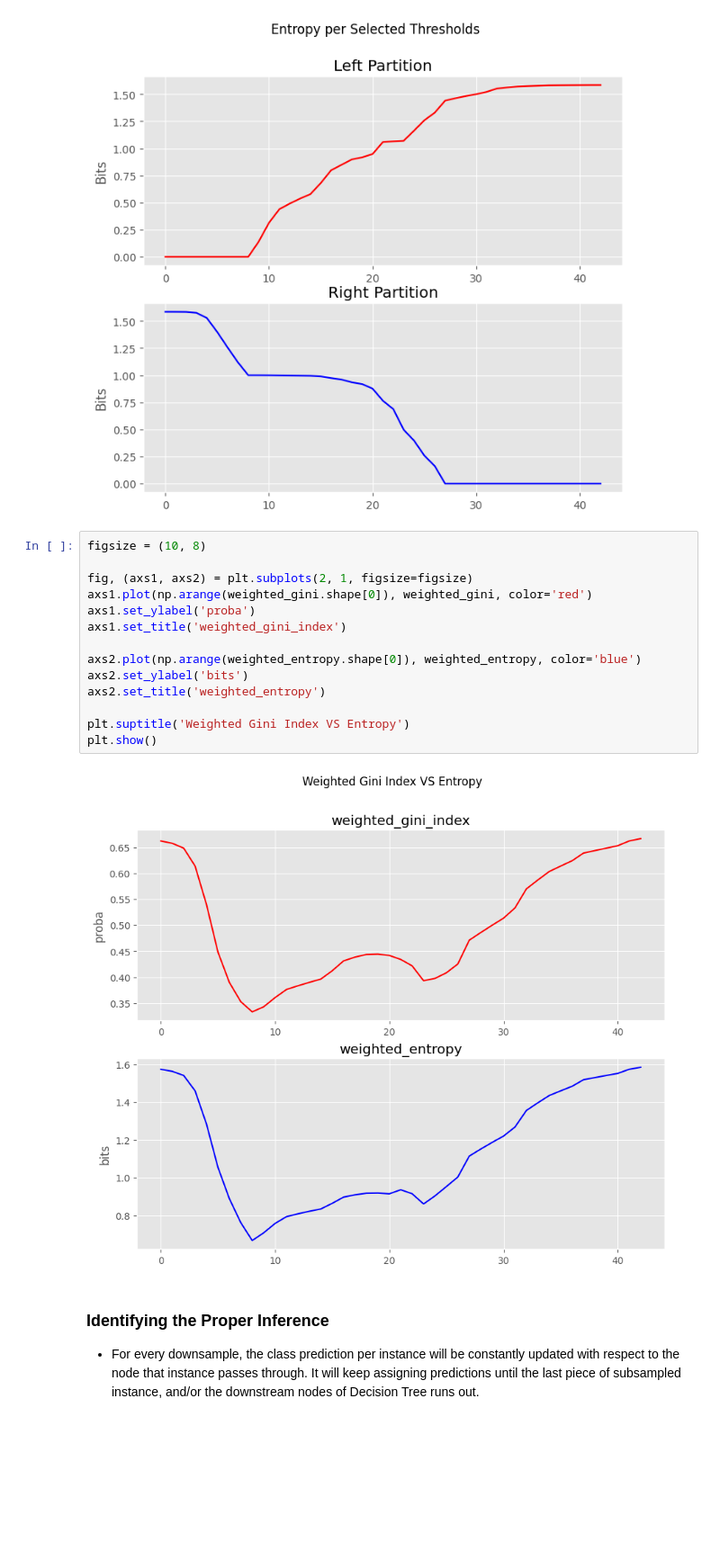
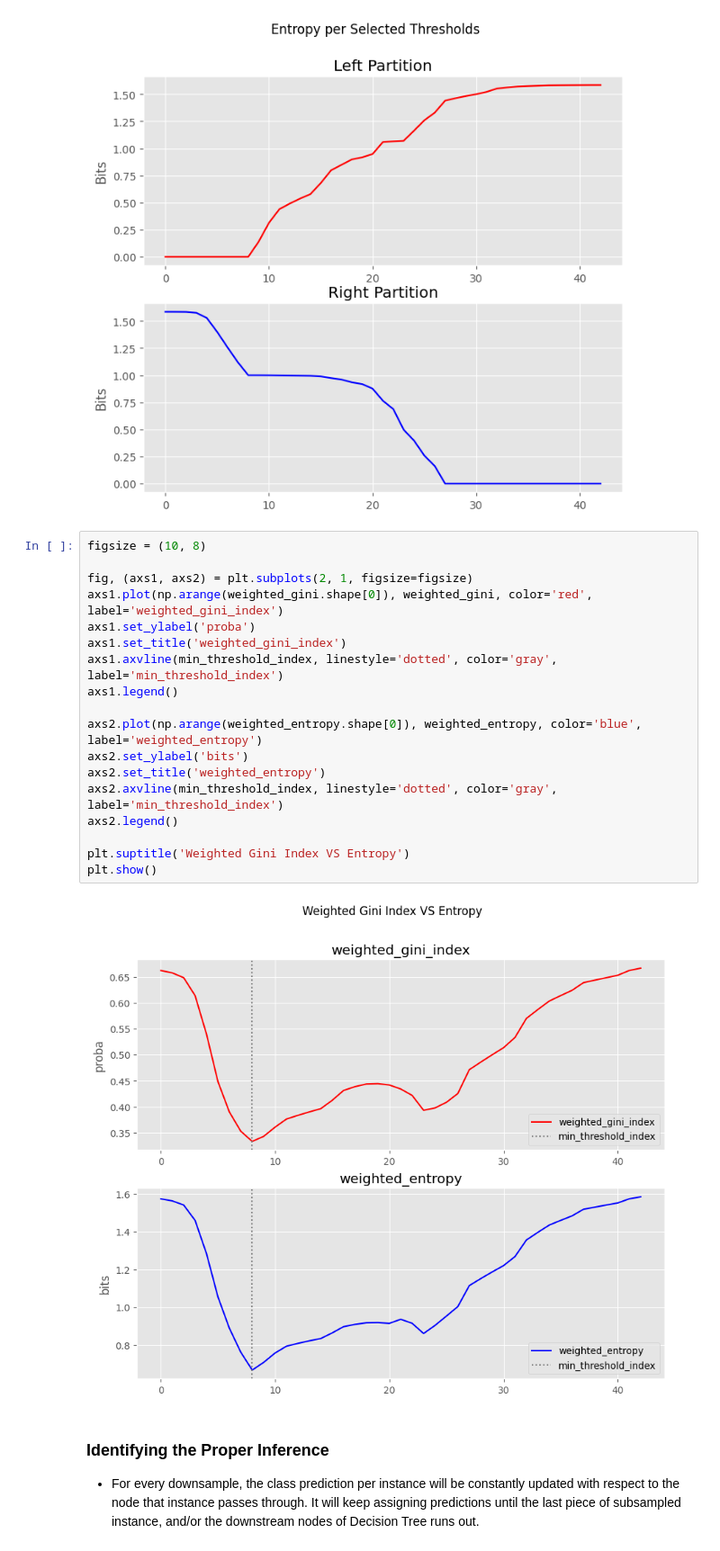
Before and after one commit to jumzzz/prob-ml, a Jupyter notebook: ch18/decision_trees/exploration/07-gini-entropy-functions.ipynb, the cells around one changed output. Shown at 90% size. Drawn from its saved outputs; the diff is of its cells as text; blank space fills up the shorter version.

```diff
--- a/ch18/decision_trees/exploration/07-gini-entropy-functions.ipynb
+++ b/ch18/decision_trees/exploration/07-gini-entropy-functions.ipynb
@@ -225,19 +225,23 @@ plt.show()
 # %%
 figsize = (10, 8)
 
 fig, (axs1, axs2) = plt.subplots(2, 1, figsize=figsize)
-axs1.plot(np.arange(weighted_gini.shape[0]), weighted_gini, color='red')
+axs1.plot(np.arange(weighted_gini.shape[0]), weighted_gini, color='red', label='weighted_gini_index')
 axs1.set_ylabel('proba')
 axs1.set_title('weighted_gini_index')
+axs1.axvline(min_threshold_index, linestyle='dotted', color='gray', label='min_threshold_index')
+axs1.legend()
 
-axs2.plot(np.arange(weighted_entropy.shape[0]), weighted_entropy, color='blue')
+axs2.plot(np.arange(weighted_entropy.shape[0]), weighted_entropy, color='blue', label='weighted_entropy')
 axs2.set_ylabel('bits')
 axs2.set_title('weighted_entropy')
+axs2.axvline(min_threshold_index, linestyle='dotted', color='gray', label='min_threshold_index')
+axs2.legend()
 
 plt.suptitle('Weighted Gini Index VS Entropy')
 plt.show()
 # %% [output]
-[figure, old version]
+[figure, new version]
 # %% [markdown]
 ### Identifying the Proper Inference
 - For every downsample, the class prediction per instance will be constantly updated with respect to the node that instance passes through. It will keep assigning predictions until the last piece of subsampled instance, and/or the downstream nodes of Decision Tree runs out.
```
